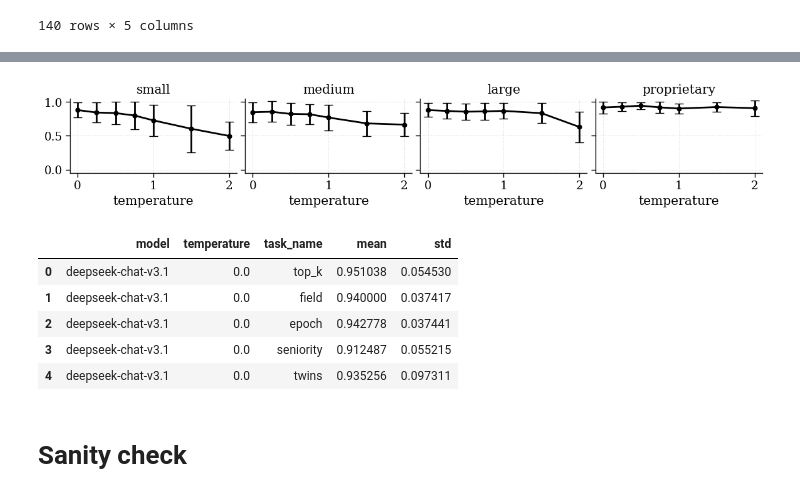
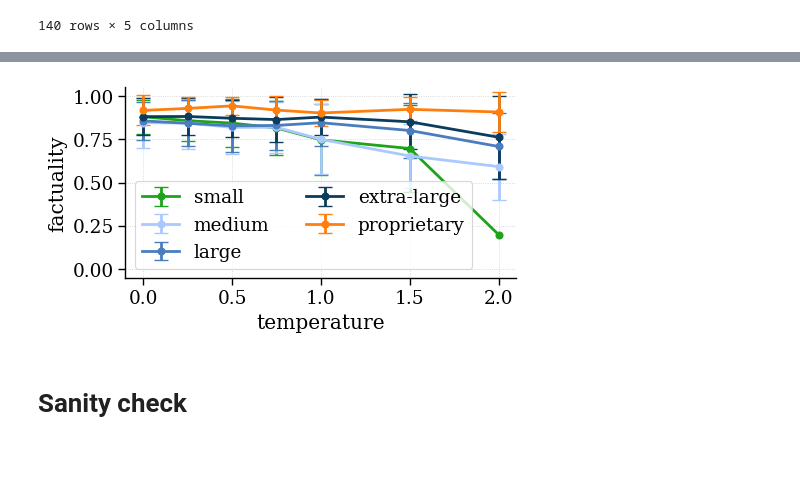
Before and after one commit to CSHVienna/LLMScholarBench, a Jupyter notebook: Auditor/notebooks/0_temperature.ipynb, the cells around one changed output, grey strips where cells are left out. Drawn from its saved outputs; the diff is of its cells as text; code cells hidden in the pictures; blank space fills up the shorter version.

```diff
--- a/Auditor/notebooks/0_temperature.ipynb
+++ b/Auditor/notebooks/0_temperature.ipynb
@@ -193,59 +193,8 @@ vis.plot_temperature_factuality_aggregated(df_fact_authors_either, fn=fn)
-# %%
-ngroups = len(constants.LLMS_SIZE_CATEGORIES.keys())
-
-ncols = ngroups
-nrows = 1
-width = 3. * ncols
-height = 2.5 * nrows
-
-fig, axes = vis.plt.subplots(nrows, ncols, figsize=(width, height), sharex=True, sharey=True)
-
-for col, (group_size, llms) in enumerate(constants.LLMS_SIZE_CATEGORIES.items()):
-
-    ax = axes[col]
-
-    ax.set_title(f"{group_size}")
-    df_subset = df_fact_authors_either.query("model in @llms").copy()
-
-    # main: aggregate over models in the group
-    df_grouped = df_subset.groupby(['temperature'])[['mean','std']].mean().reset_index()
-    ax.errorbar(df_grouped['temperature'], df_grouped['mean'], yerr=df_grouped['std'], fmt='o-', capsize=5, label='group_mean', color='black', linewidth=2.0)
-
-    # # each model
-    # for model, df_subplot in df_subset.groupby('model'):
-    #     ax.errorbar(df_subplot['temperature'], df_subplot['mean'], yerr=df_subplot['std'], fmt='o-', capsize=5, label=model, alpha=0.2, zorder=0)
-
-    ax.set_ylim(-0.05, 1.05)
-    ax.grid(linestyle=':', linewidth=0.6, alpha=0.6)
-    ax.set_xlabel("temperature")
-    ax.grid(axis='y', linestyle=':', linewidth=0.6, alpha=0.6)
-
-    # legend
-    # handles, labels = ax.get_legend_handles_labels()
-    # ax.legend(handles, labels, title="model", loc='upper center', bbox_to_anchor=(0.5, 1.15), ncol=1)
-
-# final
-vis.plt.tight_layout(rect=[0,0,1,0.96])
-vis.plt.subplots_adjust(hspace=0.4, wspace=0.05)
-
-# save
-plot_path = io.path_join(PLOTS_PATH, 'temperature_validity_groups_summary.pdf')
-vis.plt.savefig(plot_path, dpi=constants.FIG_DPI, bbox_inches='tight')
-
-# close
-vis.plt.show()
-vis.plt.close()
-# %% [output]
-[figure, removed]
-# %%
-df_fact_authors_either.head()
-# %% [output]
-|  | model | temperature | task_name | mean | std |
-| 0 | deepseek-chat-v3.1 | 0.0 | top_k | 0.951038 | 0.054530 |
-| 1 | deepseek-chat-v3.1 | 0.0 | field | 0.940000 | 0.037417 |
-| 2 | deepseek-chat-v3.1 | 0.0 | epoch | 0.942778 | 0.037441 |
-| 3 | deepseek-chat-v3.1 | 0.0 | seniority | 0.912487 | 0.055215 |
-| 4 | deepseek-chat-v3.1 | 0.0 | twins | 0.935256 | 0.097311 |
+# %%
+fn = io.path_join(PLOTS_PATH, 'temperature_factuality_by_size.pdf')
+vis.plot_temperature_by_size(df_fact_authors_either, fn=fn)
+# %% [output]
+[figure, added]
 # %% [markdown]
 # Sanity check
 # %%
```
Also changed, not shown: parts of 11 cells of this notebook, 5 other files.
